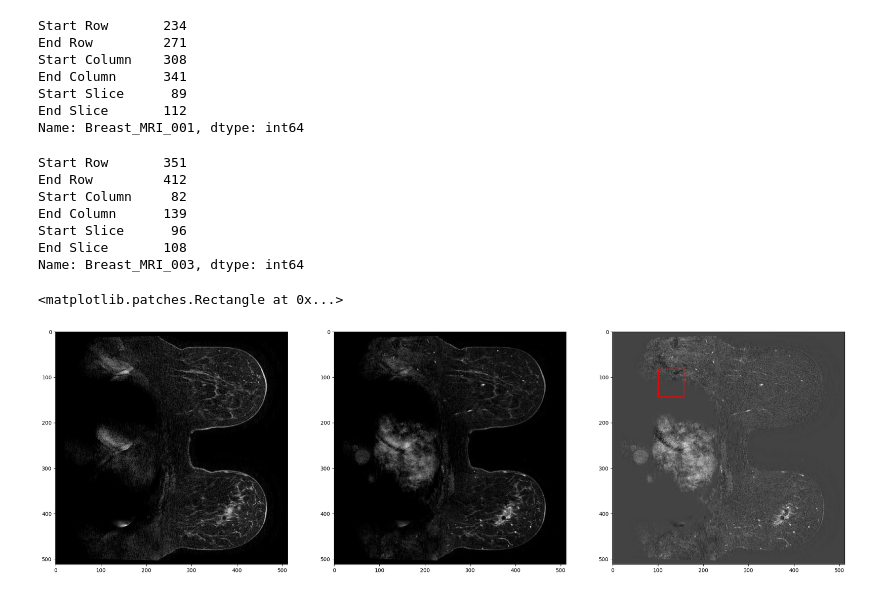
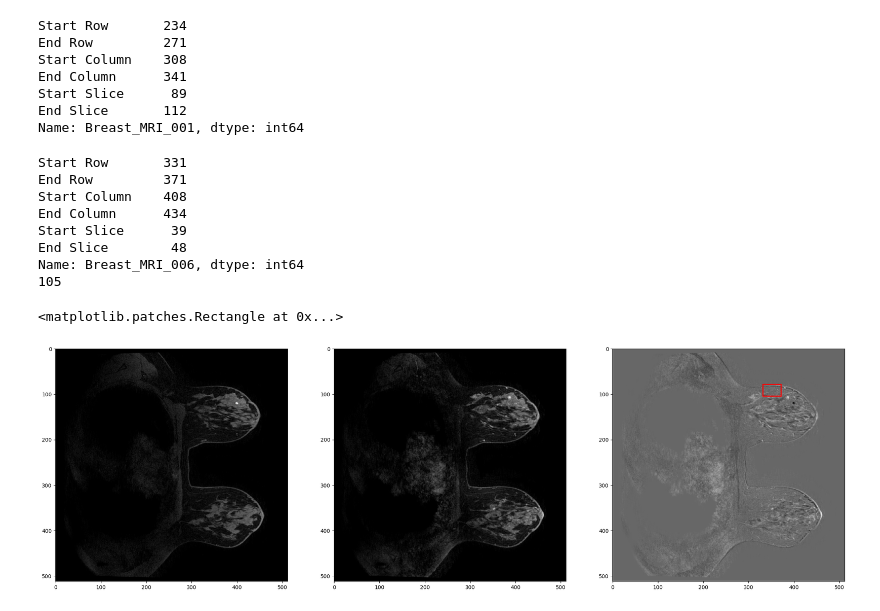
Before and after one commit to breast-cancer-detection-with-mri-images/Breast-Cancer-Subtype-from-MRI, a Jupyter notebook: segmentation/post minus pre contrast.ipynb, the cells around one changed output. Cells and saved outputs as stored; diff of their text form; code cells hidden in the pictures.

Commit message:
visualisations

```diff
--- a/segmentation/post minus pre contrast.ipynb
+++ b/segmentation/post minus pre contrast.ipynb
@@ -78,7 +79,7 @@ Name: Breast_MRI_001, dtype: int64
 def relu(x):
     return np.maximum(x, 0)
 # %%
-item = os.listdir(DATASET_PATH)[2]
+item = os.listdir(DATASET_PATH)[5]
 # for item in tqdm(os.listdir(DATASET_PATH)):
 patient_path = os.path.join(DATASET_PATH, item)
 
@@ -87,43 +88,50 @@ postcontrast = nib.load(patient_path + '/post_1.nii.gz')
 
 x = annotation_boxes.loc[item]
 row1 = x['Start Row']
 row2 = x['End Row']
 
 col1 = x['Start Column']
 col2 = x['End Column']
 
 slice1 = x['Start Slice']
 slice2 = x['End Slice']
 
 
 height, width, depth = precontrast.shape
-row1, row2, col1, col2 = col1, col2, width - row2, width - row1         # row => column, column => width - row, slice => depth - slice
-slice1 = depth - slice1
-slice2 = depth - slice2
+# row1, row2, col1, col2 = col1, col2, width - row2, width - row1         # row => column, column => width - row, slice => depth - slice
+col1 = height - col1
+col2 = height - col2
+# slice1 = depth - slice1
+# slice2 = depth - slice2
 
 print(x)
 
 
 precontrast_data = relu(precontrast.get_fdata())
 postcontrast_data = relu(postcontrast.get_fdata())
 diff_contrast = postcontrast_data - precontrast_data
 
 fig, ax = plt.subplots(1, 3, figsize = (27, 9))
 
-s = (slice1 + slice2)//2                                     # num slices - current slice
+s = depth - (slice1 + slice2)//2                                     # num slices - current slice
+# s = (slice1 + slice2)//2                                               # original
+print(s)
 
 ax[0].imshow(precontrast_data[:, :, s], cmap = 'gray')
 ax[1].imshow(postcontrast_data[:, :, s], cmap = 'gray')
 ax[2].imshow(diff_contrast[:, :, s], cmap = 'gray')
 
-ax[2].add_patch(patches.Rectangle((col1, row1), row2-row1, col2-col1, fill = False, edgecolor = 'red', lw = 2))
+
+# ax[2].add_patch(patches.Rectangle((col1, row1), col2-col1, row2-row1, fill = False, edgecolor = 'red', lw = 2)) # original
+ax[2].add_patch(patches.Rectangle((row1, col1), row2-row1,col2-col1, fill = False, edgecolor = 'red', lw = 2))  # changed
 # %% [output]
-Start Row       351
-End Row         412
-Start Column     82
-End Column      139
-Start Slice      96
-End Slice       108
-Name: Breast_MRI_003, dtype: int64
+Start Row       331
+End Row         371
+Start Column    408
+End Column      434
+Start Slice      39
+End Slice        48
+Name: Breast_MRI_006, dtype: int64
+105
 <matplotlib.patches.Rectangle at 0x...>
-[figure, old version]
+[figure, new version]
```
Also changed, not shown: parts of 3 cells of this notebook.
